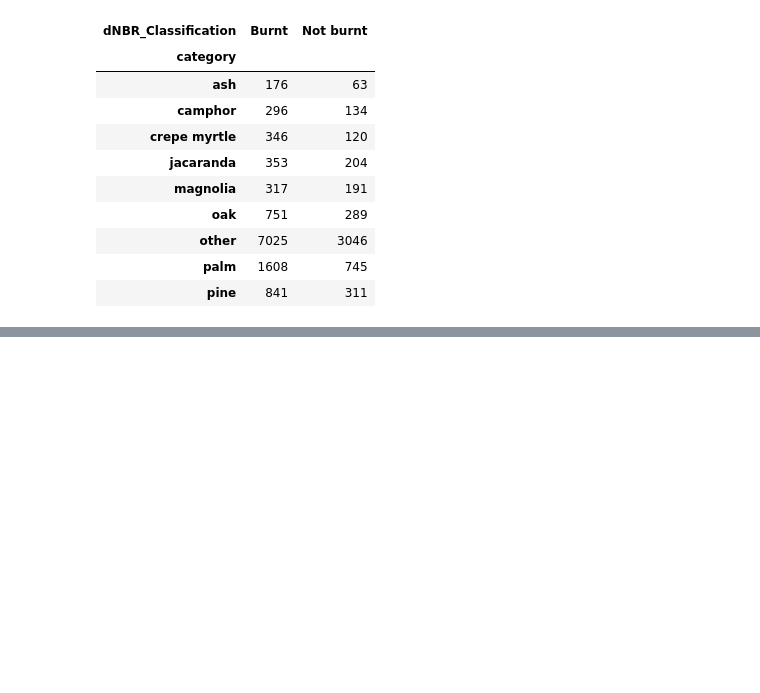
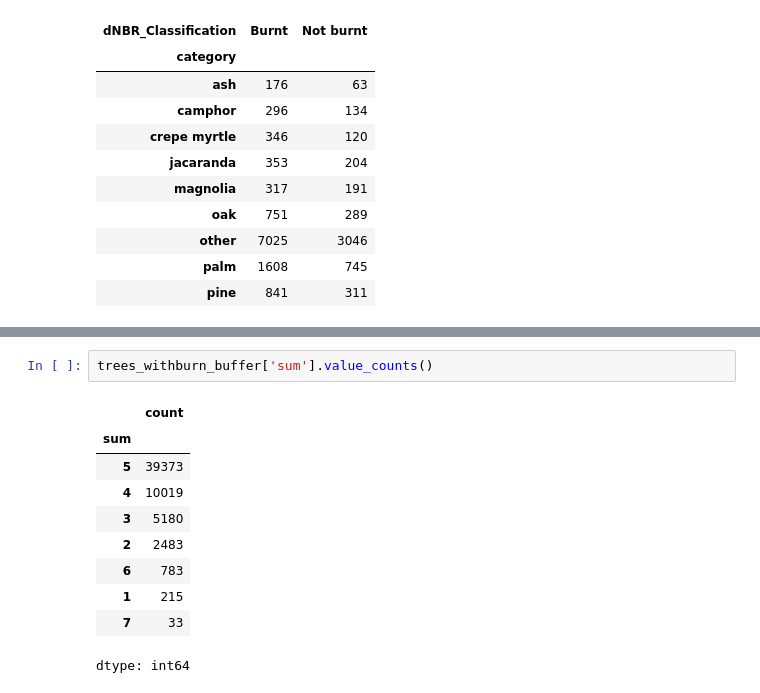
Before and after one commit to ankshah131/localsolve-open, a Jupyter notebook: wildfires/la_wildfires/LATrees_withburn.ipynb, the cells around one changed output, grey strips where cells are left out. Drawn from its saved outputs; the diff is of its cells as text; blank space fills up the shorter version.

```diff
--- a/wildfires/la_wildfires/LATrees_withburn.ipynb
+++ b/wildfires/la_wildfires/LATrees_withburn.ipynb
@@ -252,0 +313,13 @@ df_wide
+# %%
+trees_withburn_buffer['sum'].value_counts()
+# %% [output]
+|  | count |
+| sum |  |
+| 5 | 39373 |
+| 4 | 10019 |
+| 3 | 5180 |
+| 2 | 2483 |
+| 6 | 783 |
+| 1 | 215 |
+| 7 | 33 |
+dtype: int64
```
Also changed, not shown: parts of 11 cells of this notebook.
